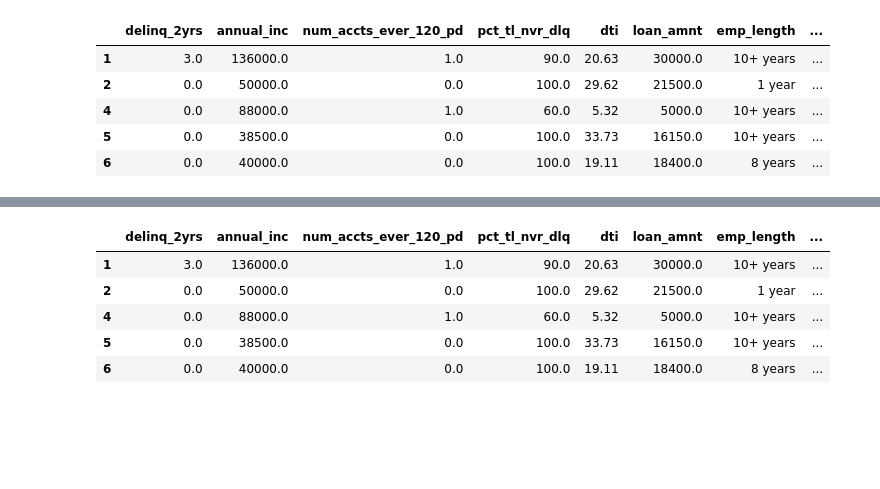
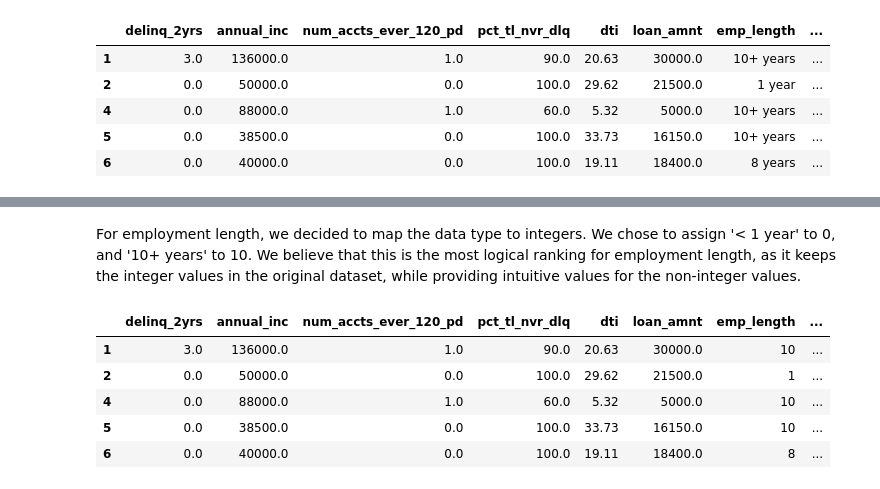
Before and after one commit to yangke34/RSM338-Assignment-5, a Jupyter notebook: RSM338 Assignment 5.ipynb, the cells around one changed output, grey strips where cells are left out. Saved outputs shown, nothing was run; the diff lists cells and outputs as text; code cells hidden in the pictures; blank space fills up the shorter version.

```diff
--- a/RSM338 Assignment 5.ipynb
+++ b/RSM338 Assignment 5.ipynb
@@ -98,0 +112,21 @@ df_cleaned.head()
+# %%
+# Create the mapping dictionary based on the dataset categories
+emp_map = {
+    '< 1 year': 0,
+    '1 year': 1,
+    '2 years': 2,
+    '3 years': 3,
+    '4 years': 4,
+    '5 years': 5,
+    '6 years': 6,
+    '7 years': 7,
+    '8 years': 8,
+    '9 years': 9,
+    '10+ years': 10
+}
+
+# Apply it to the 'emp_length' column
+df_cleaned['emp_length'] = df_cleaned['emp_length'].map(emp_map)
+
+# Check the result - it should now be 0.0 to 10.0
+print(df_cleaned['emp_length'].value_counts())
@@ -99,23 +147,26 @@ df_cleaned.head()
+# %% [markdown]
+For employment length, we decided to map the data type to integers. We chose to assign '< 1 year' to 0, and '10+ years' to 10. We believe that this is the most logical ranking for employment length, as it keeps the integer values in the original dataset, while providing intuitive values for the non-integer values.
 # %%
 # Define which categories count as Default (1)
 # Everything else will be Repaid (0)
 default_categories = [
     'Charged Off',
     'Default',
     'Late (31-120 days)',
     'Does not meet the credit policy. Status:Charged Off'
 ]
 
 # Create the binary target column
 df_cleaned['default'] = df_cleaned['loan_status'].apply(lambda x: 1 if x in default_categories else 0)
+df_cleaned.drop('loan_status', axis=1, inplace=True)
 df_cleaned.head()
 # %% [output]
 |  | delinq_2yrs | annual_inc | num_accts_ever_120_pd | pct_tl_nvr_dlq | dti | loan_amnt | emp_length | ... |
-| 1 | 3.0 | 136000.0 | 1.0 | 90.0 | 20.63 | 30000.0 | 10+ years | ... |
-| 2 | 0.0 | 50000.0 | 0.0 | 100.0 | 29.62 | 21500.0 | 1 year | ... |
-| 4 | 0.0 | 88000.0 | 1.0 | 60.0 | 5.32 | 5000.0 | 10+ years | ... |
-| 5 | 0.0 | 38500.0 | 0.0 | 100.0 | 33.73 | 16150.0 | 10+ years | ... |
-| 6 | 0.0 | 40000.0 | 0.0 | 100.0 | 19.11 | 18400.0 | 8 years | ... |
+| 1 | 3.0 | 136000.0 | 1.0 | 90.0 | 20.63 | 30000.0 | 10 | ... |
+| 2 | 0.0 | 50000.0 | 0.0 | 100.0 | 29.62 | 21500.0 | 1 | ... |
+| 4 | 0.0 | 88000.0 | 1.0 | 60.0 | 5.32 | 5000.0 | 10 | ... |
+| 5 | 0.0 | 38500.0 | 0.0 | 100.0 | 33.73 | 16150.0 | 10 | ... |
+| 6 | 0.0 | 40000.0 | 0.0 | 100.0 | 19.11 | 18400.0 | 8 | ... |
 # %%
 # Report the final dimensions of the cleaned dataset
 print(f"Final dimensions after cleaning and encoding: {df_cleaned.shape}")
```
Also changed, not shown: parts of 11 cells of this notebook.
